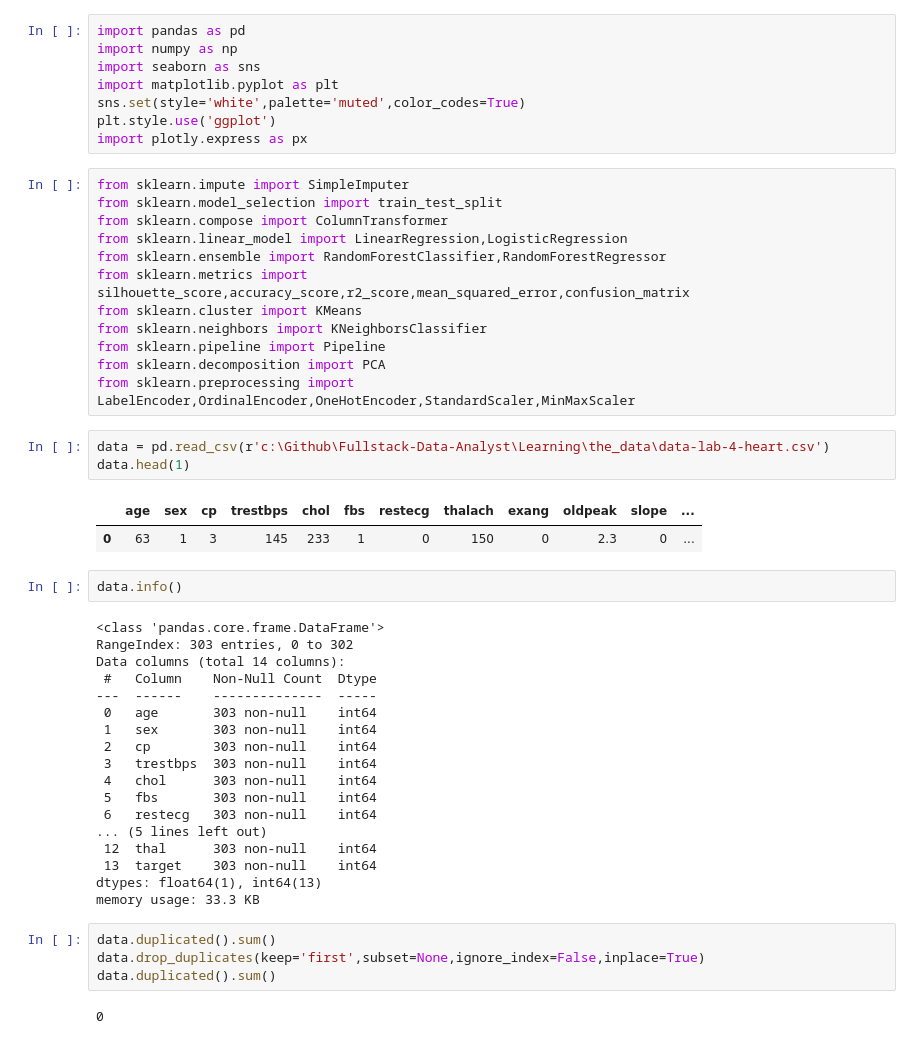
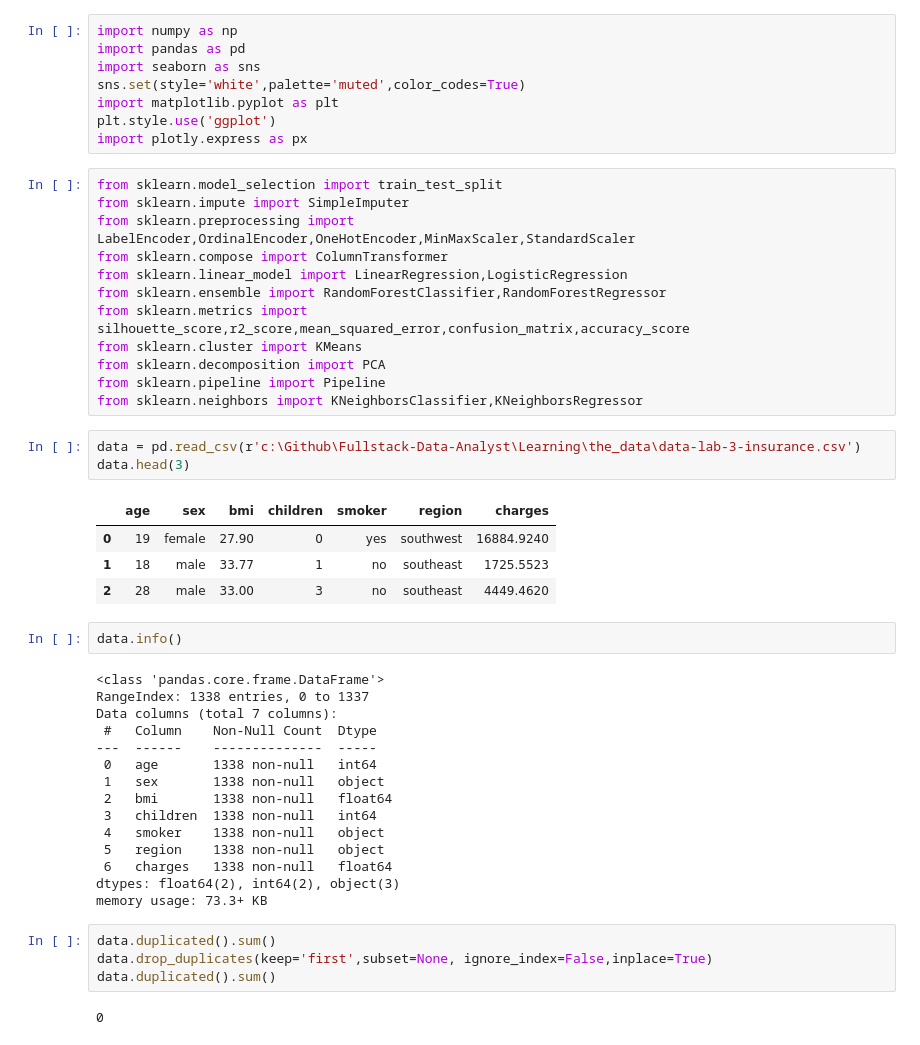
Before and after one commit to Omuk/Fullstack-Data-Analyst, a Jupyter notebook: Learning/code_examples/practice/practice_field.ipynb, the cells around one changed output. Saved outputs shown, nothing was run; the diff lists cells and outputs as text.

```diff
--- a/Learning/code_examples/practice/practice_field.ipynb
+++ b/Learning/code_examples/practice/practice_field.ipynb
@@ -1,52 +1,51 @@
 # %%
+import numpy as np
 import pandas as pd
-import numpy as np
 import seaborn as sns
+sns.set(style='white',palette='muted',color_codes=True)
 import matplotlib.pyplot as plt
-sns.set(style='white',palette='muted',color_codes=True)
 plt.style.use('ggplot')
 import plotly.express as px
 # %%
+from sklearn.model_selection import train_test_split
 from sklearn.impute import SimpleImputer
-from sklearn.model_selection import train_test_split
+from sklearn.preprocessing import LabelEncoder,OrdinalEncoder,OneHotEncoder,MinMaxScaler,StandardScaler
 from sklearn.compose import ColumnTransformer
 from sklearn.linear_model import LinearRegression,LogisticRegression
 from sklearn.ensemble import RandomForestClassifier,RandomForestRegressor
-from sklearn.metrics import silhouette_score,accuracy_score,r2_score,mean_squared_error,confusion_matrix
+from sklearn.metrics import silhouette_score,r2_score,mean_squared_error,confusion_matrix,accuracy_score
 from sklearn.cluster import KMeans
-from sklearn.neighbors import KNeighborsClassifier
+from sklearn.decomposition import PCA
 from sklearn.pipeline import Pipeline
-from sklearn.decomposition import PCA
-from sklearn.preprocessing import LabelEncoder,OrdinalEncoder,OneHotEncoder,StandardScaler,MinMaxScaler
+from sklearn.neighbors import KNeighborsClassifier,KNeighborsRegressor
 # %%
-data = pd.read_csv(r'c:\Github\Fullstack-Data-Analyst\Learning\the_data\data-lab-4-heart.csv')
-data.head(1)
+data = pd.read_csv(r'c:\Github\Fullstack-Data-Analyst\Learning\the_data\data-lab-3-insurance.csv')
+data.head(3)
 # %% [output]
-|  | age | sex | cp | trestbps | chol | fbs | restecg | thalach | exang | oldpeak | slope | ... |
-| 0 | 63 | 1 | 3 | 145 | 233 | 1 | 0 | 150 | 0 | 2.3 | 0 | ... |
+|  | age | sex | bmi | children | smoker | region | charges |
+| 0 | 19 | female | 27.90 | 0 | yes | southwest | 16884.9240 |
+| 1 | 18 | male | 33.77 | 1 | no | southeast | 1725.5523 |
+| 2 | 28 | male | 33.00 | 3 | no | southeast | 4449.4620 |
 # %%
 data.info()
 # %% [output]
 <class 'pandas.core.frame.DataFrame'>
-RangeIndex: 303 entries, 0 to 302
-Data columns (total 14 columns):
+RangeIndex: 1338 entries, 0 to 1337
+Data columns (total 7 columns):
  #   Column    Non-Null Count  Dtype
 ---  ------    --------------  -----
- 0   age       303 non-null    int64
- 1   sex       303 non-null    int64
- 2   cp        303 non-null    int64
- 3   trestbps  303 non-null    int64
- 4   chol      303 non-null    int64
- 5   fbs       303 non-null    int64
- 6   restecg   303 non-null    int64
-... (5 lines left out)
- 12  thal      303 non-null    int64
- 13  target    303 non-null    int64
-dtypes: float64(1), int64(13)
-memory usage: 33.3 KB
+ 0   age       1338 non-null   int64
+ 1   sex       1338 non-null   object
+ 2   bmi       1338 non-null   float64
+ 3   children  1338 non-null   int64
+ 4   smoker    1338 non-null   object
+ 5   region    1338 non-null   object
+ 6   charges   1338 non-null   float64
+dtypes: float64(2), int64(2), object(3)
+memory usage: 73.3+ KB
 # %%
 data.duplicated().sum()
-data.drop_duplicates(keep='first',subset=None,ignore_index=False,inplace=True)
+data.drop_duplicates(keep='first',subset=None, ignore_index=False,inplace=True)
 data.duplicated().sum()
 # %% [output]
 0
```
Also changed, not shown: parts of 22 cells of this notebook.
